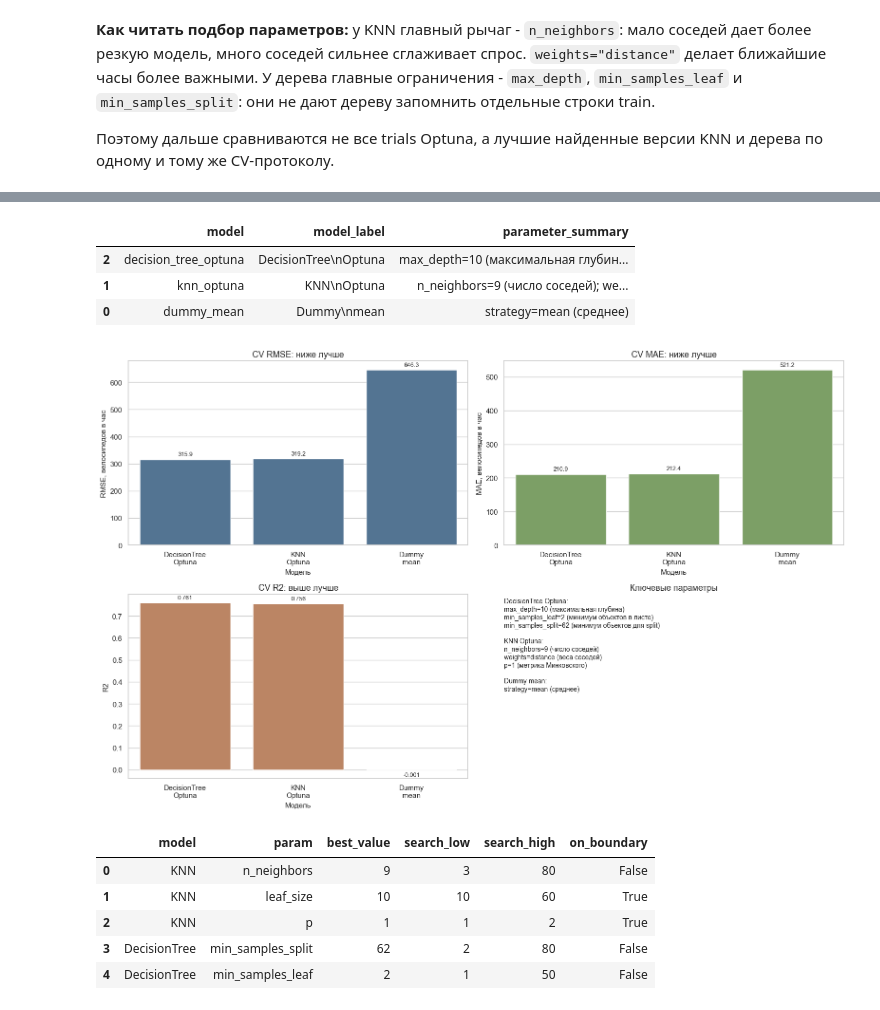
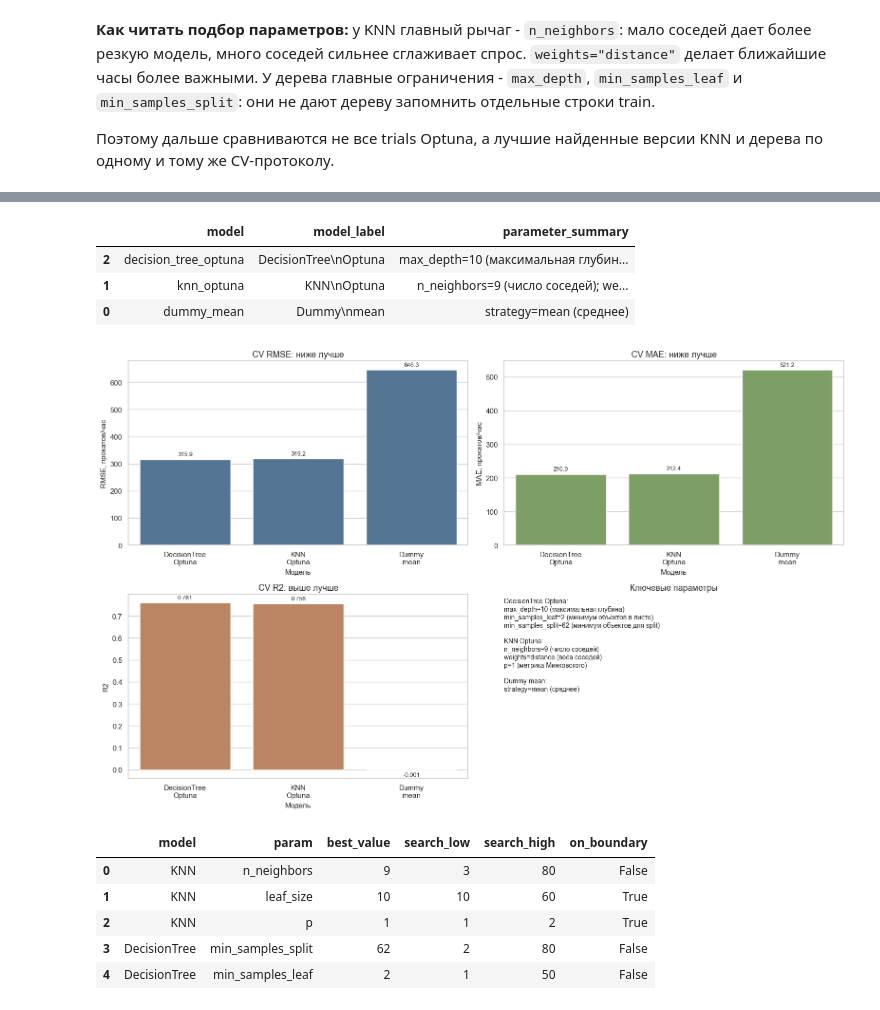
Before and after one commit to neiro/ds_sonv, a Jupyter notebook: ml-env/work.ipynb, the cells around one changed output, grey strips where cells are left out. Saved outputs shown, nothing was run; the diff lists cells and outputs as text; code cells hidden in the pictures.

```diff
--- a/ml-env/work.ipynb
+++ b/ml-env/work.ipynb
@@ -1308,14 +1308,14 @@ axes = axes.ravel()
 sns.barplot(data=plot_df, x="model_label", y="cv_RMSE_mean", ax=axes[0], color="#49759c")
 axes[0].set_title("CV RMSE: ниже лучше")
 axes[0].set_xlabel("Модель")
-axes[0].set_ylabel("RMSE, велосипедов в час")
+axes[0].set_ylabel("RMSE, прокатов/час")
 axes[0].tick_params(axis="x", rotation=0)
 add_bar_labels(axes[0], "%.1f")
 
 sns.barplot(data=plot_df, x="model_label", y="cv_MAE_mean", ax=axes[1], color="#7aa95c")
 axes[1].set_title("CV MAE: ниже лучше")
 axes[1].set_xlabel("Модель")
-axes[1].set_ylabel("MAE, велосипедов в час")
+axes[1].set_ylabel("MAE, прокатов/час")
 axes[1].tick_params(axis="x", rotation=0)
 add_bar_labels(axes[1], "%.1f")
 
@@ -1353,8 +1353,8 @@ plt.show()
 |  | model | model_label | parameter_summary |
 | 2 | decision_tree_optuna | DecisionTree\nOptuna | max_depth=10 (максимальная глубин... |
 | 1 | knn_optuna | KNN\nOptuna | n_neighbors=9 (число соседей); we... |
 | 0 | dummy_mean | Dummy\nmean | strategy=mean (среднее) |
-[figure, old version]
+[figure, new version]
 # %%
 def check_boundary_params(study: optuna.Study, model_name: str) -> pd.DataFrame:
     best = study.best_params
```
Also changed, not shown: parts of 16 cells of this notebook, 3 other files.
